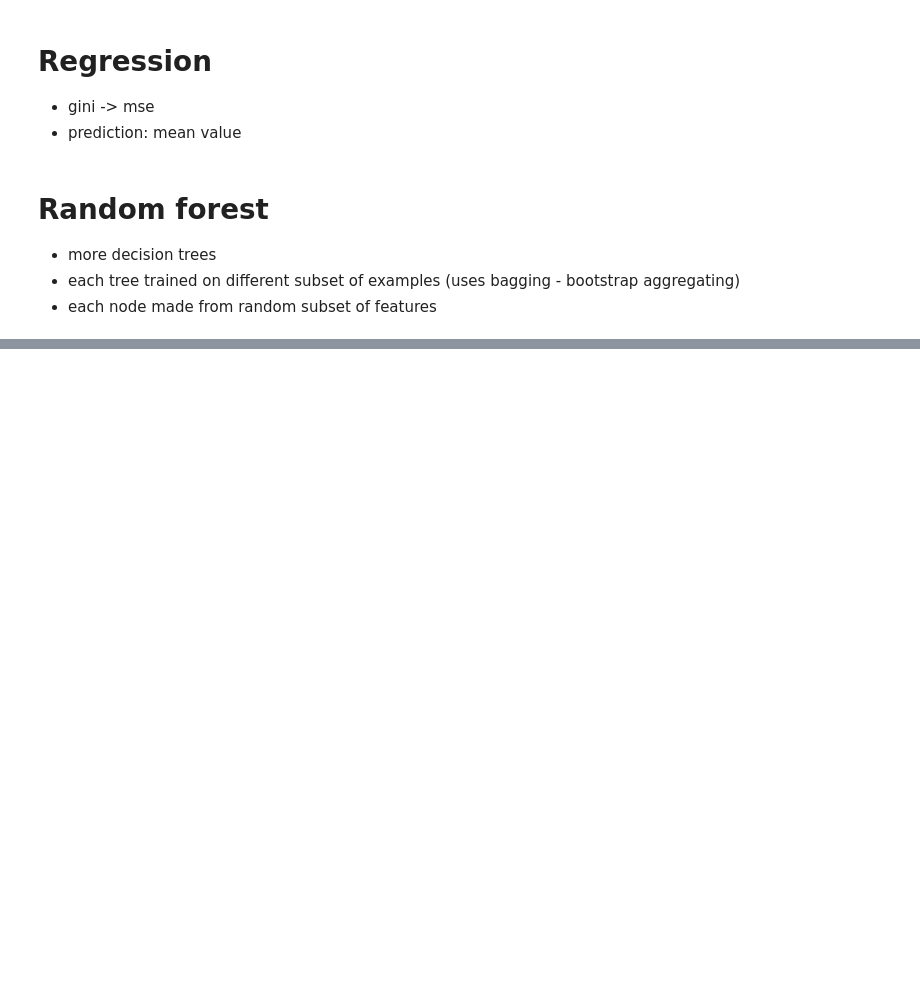
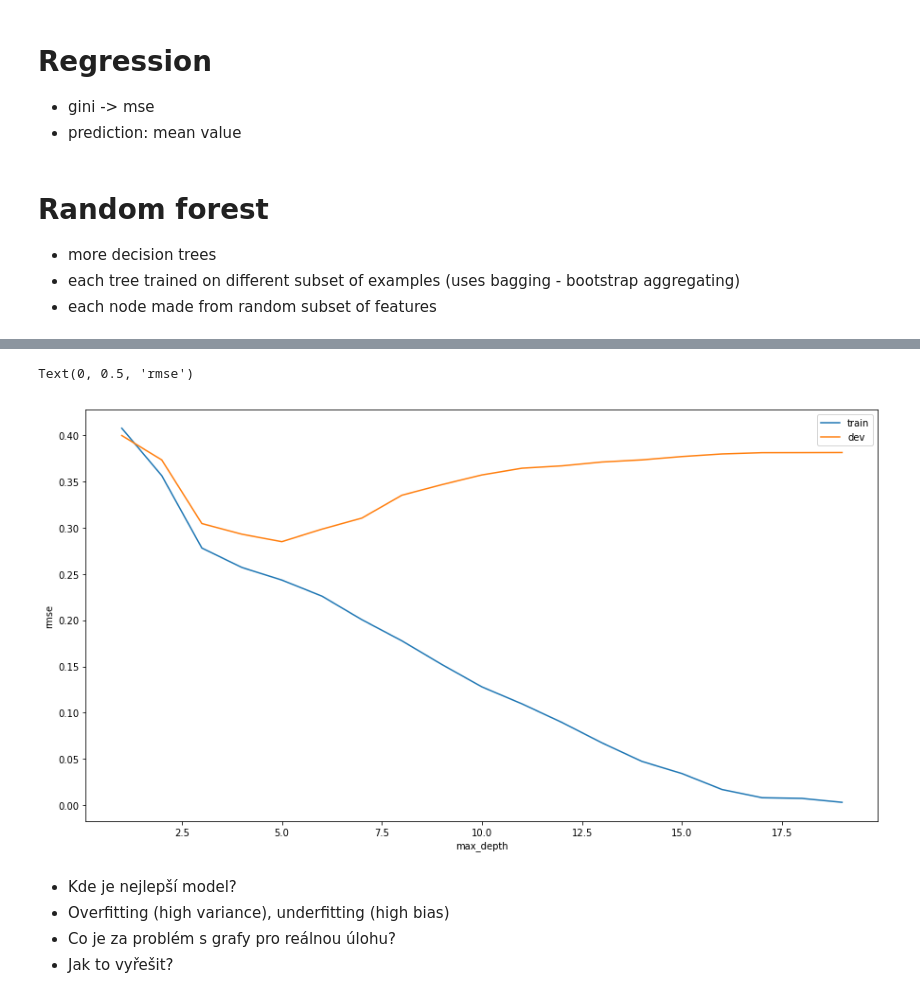
Before and after one commit to tomasprinda/ml-workshop-1, a Jupyter notebook: decision_tree_explain.ipynb, the cells around one changed output, grey strips where cells are left out. Cells and saved outputs as stored; diff of their text form; code cells hidden in the pictures; blank space fills up the shorter version.

```diff
--- a/decision_tree_explain.ipynb
+++ b/decision_tree_explain.ipynb
@@ -110,0 +163,30 @@ Advantages:
+# %%
+from sklearn.metrics import mean_squared_error
+
+max_depths = range(1, 20)
+rmse_train, rmse_dev = [], []
+for max_depth in max_depths:
+
+    # train
+    model = DecisionTreeRegressor(max_depth=max_depth)
+    model.fit(x_train, y_train)
+
+    # calculate metric
+    y_train_pred = model.predict(x_train)
+    y_dev_pred = model.predict(x_dev)
+    rmse_train.append(np.sqrt(mean_squared_error(y_train, y_train_pred)))
+    rmse_dev.append(np.sqrt(mean_squared_error(y_dev, y_dev_pred)))
+
+plt.figure()
+plt.plot(max_depths, np.array([rmse_train, rmse_dev]).T)
+plt.legend(["train", "dev"])
+plt.xlabel("max_depth")
+plt.ylabel("rmse")
+# %% [output]
+Text(0, 0.5, 'rmse')
+[figure, added]
+# %% [markdown]
+- Kde je nejlepší model?
+- Overfitting (high variance), underfitting (high bias)
+- Co je za problém s grafy pro reálnou úlohu?
+- Jak to vyřešit?
```
Also changed, not shown: parts of 6 cells of this notebook, 4 other files.
